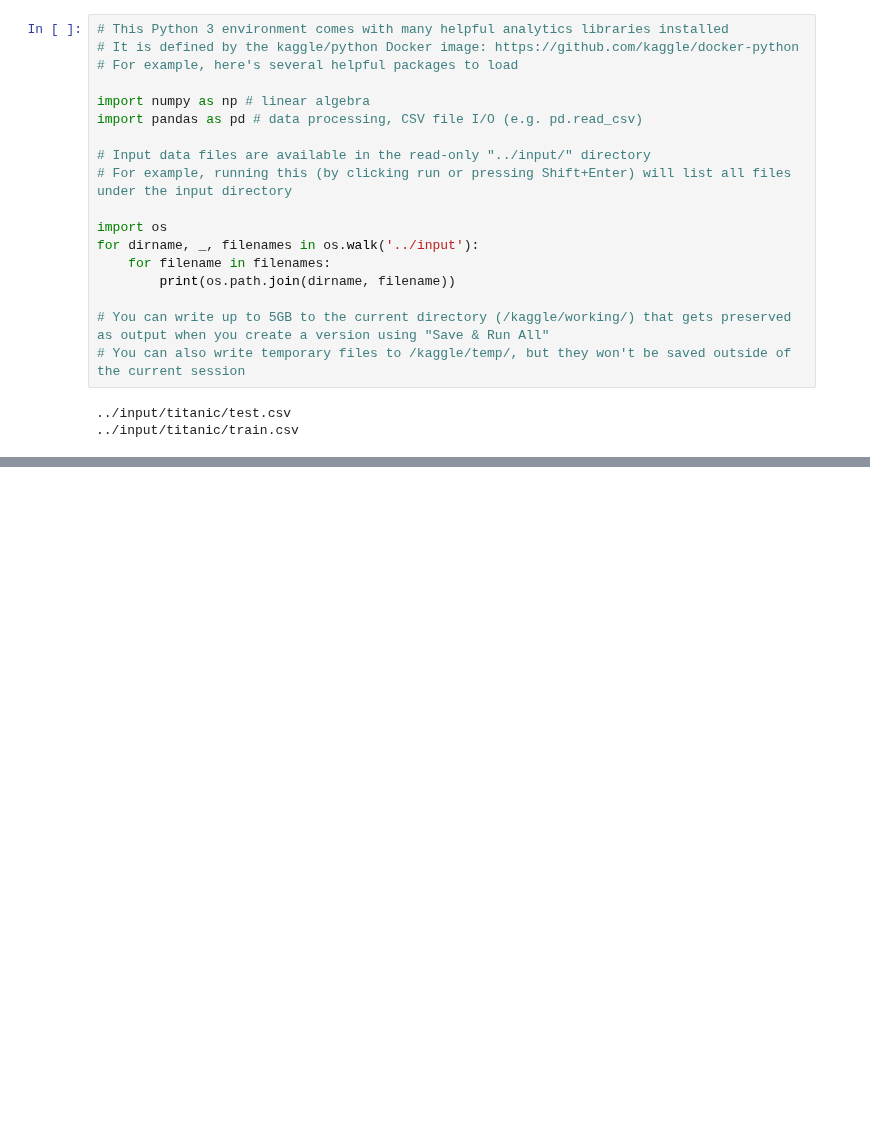
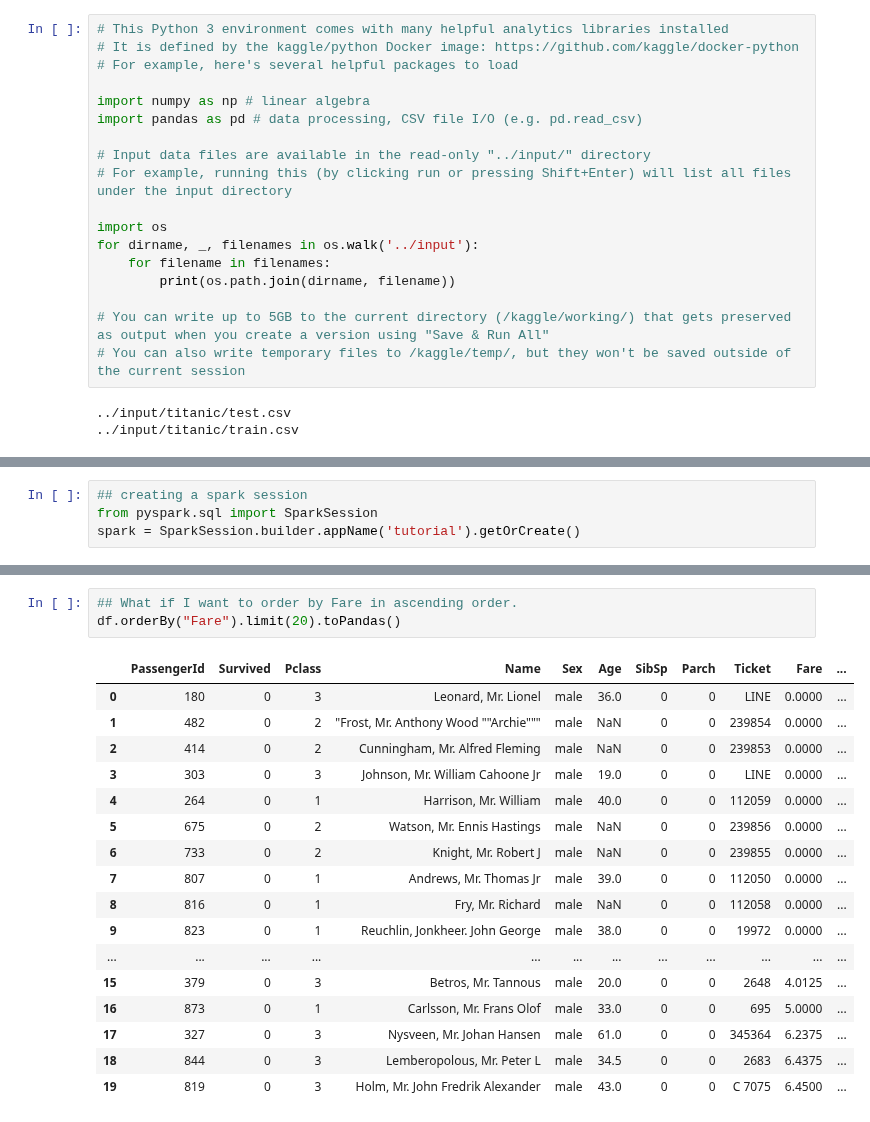
Before and after one commit to masumrumi/Kaggle_Projects, a Jupyter notebook: pyspark_titanic/notebook/a-pyspark-tutorial-with-titanic.ipynb, the cells around one changed output, grey strips where cells are left out. Saved outputs shown, nothing was run; the diff lists cells and outputs as text; blank space fills up the shorter version.

Commit message:
updated pyspark titanic

```diff
--- a/pyspark_titanic/notebook/a-pyspark-tutorial-with-titanic.ipynb
+++ b/pyspark_titanic/notebook/a-pyspark-tutorial-with-titanic.ipynb
@@ -107,0 +54,4 @@ only showing top 20 rows
+# %%
+## creating a spark session
+from pyspark.sql import SparkSession
+spark = SparkSession.builder.appName('tutorial').getOrCreate()
@@ -107,0 +455,21 @@ only showing top 20 rows
+# %%
+## What if I want to order by Fare in ascending order.
+df.orderBy("Fare").limit(20).toPandas()
+# %% [output]
+|  | PassengerId | Survived | Pclass | Name | Sex | Age | SibSp | Parch | Ticket | Fare | ... |
+| 0 | 180 | 0 | 3 | Leonard, Mr. Lionel | male | 36.0 | 0 | 0 | LINE | 0.0000 | ... |
+| 1 | 482 | 0 | 2 | "Frost, Mr. Anthony Wood ""Archie""" | male | NaN | 0 | 0 | 239854 | 0.0000 | ... |
+| 2 | 414 | 0 | 2 | Cunningham, Mr. Alfred Fleming | male | NaN | 0 | 0 | 239853 | 0.0000 | ... |
+| 3 | 303 | 0 | 3 | Johnson, Mr. William Cahoone Jr | male | 19.0 | 0 | 0 | LINE | 0.0000 | ... |
+| 4 | 264 | 0 | 1 | Harrison, Mr. William | male | 40.0 | 0 | 0 | 112059 | 0.0000 | ... |
+| 5 | 675 | 0 | 2 | Watson, Mr. Ennis Hastings | male | NaN | 0 | 0 | 239856 | 0.0000 | ... |
+| 6 | 733 | 0 | 2 | Knight, Mr. Robert J | male | NaN | 0 | 0 | 239855 | 0.0000 | ... |
+| 7 | 807 | 0 | 1 | Andrews, Mr. Thomas Jr | male | 39.0 | 0 | 0 | 112050 | 0.0000 | ... |
+| 8 | 816 | 0 | 1 | Fry, Mr. Richard | male | NaN | 0 | 0 | 112058 | 0.0000 | ... |
+| 9 | 823 | 0 | 1 | Reuchlin, Jonkheer. John George | male | 38.0 | 0 | 0 | 19972 | 0.0000 | ... |
+| ... | ... | ... | ... | ... | ... | ... | ... | ... | ... | ... | ... |
+| 15 | 379 | 0 | 3 | Betros, Mr. Tannous | male | 20.0 | 0 | 0 | 2648 | 4.0125 | ... |
+| 16 | 873 | 0 | 1 | Carlsson, Mr. Frans Olof | male | 33.0 | 0 | 0 | 695 | 5.0000 | ... |
+| 17 | 327 | 0 | 3 | Nysveen, Mr. Johan Hansen | male | 61.0 | 0 | 0 | 345364 | 6.2375 | ... |
+| 18 | 844 | 0 | 3 | Lemberopolous, Mr. Peter L | male | 34.5 | 0 | 0 | 2683 | 6.4375 | ... |
+| 19 | 819 | 0 | 3 | Holm, Mr. John Fredrik Alexander | male | 43.0 | 0 | 0 | C 7075 | 6.4500 | ... |
```
Also changed, not shown: parts of 104 cells of this notebook, 1 other file.
